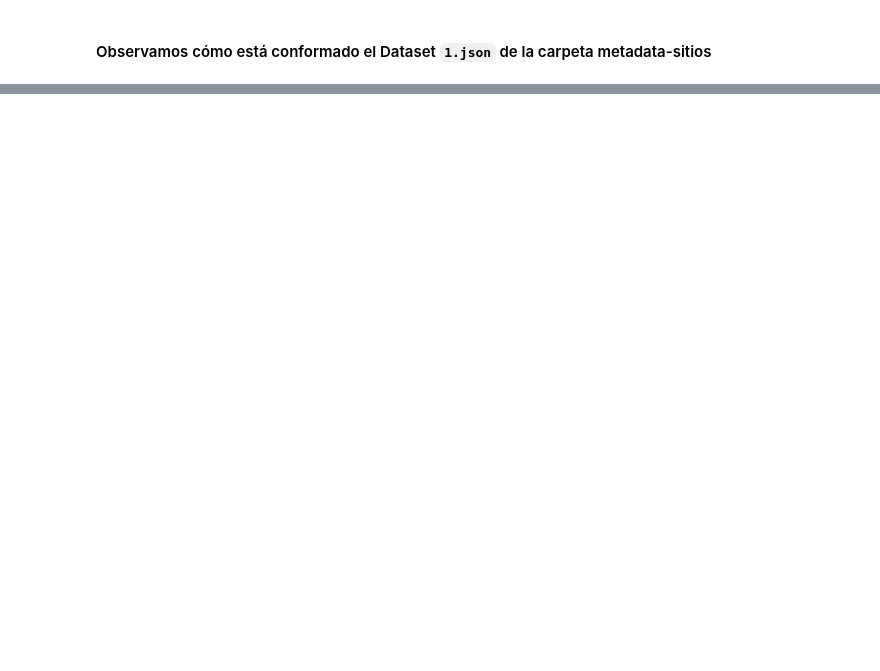
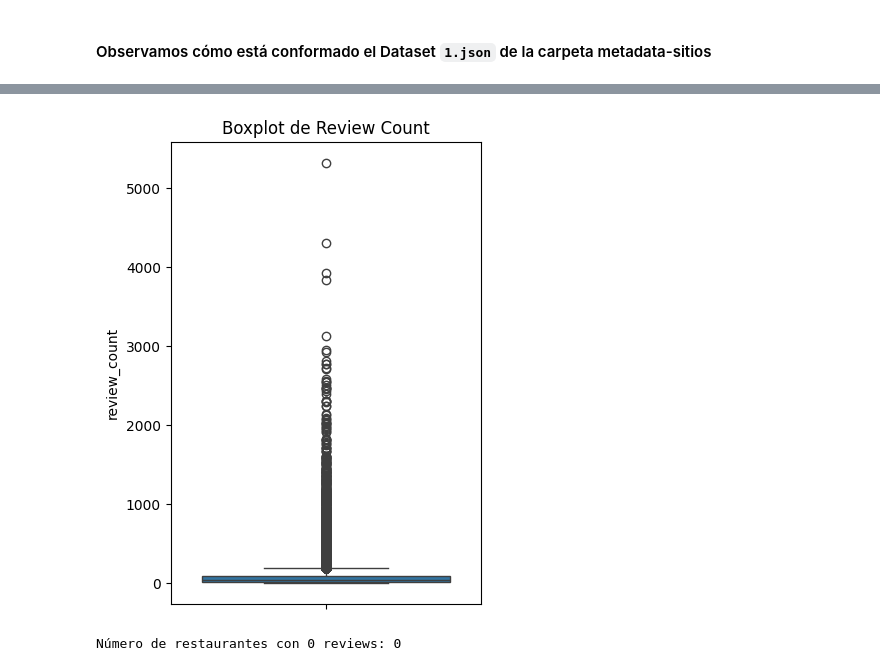
Before and after one commit to JosueMonte/restaurantguru, a Jupyter notebook: EDA/EDA_Google_MetaData.ipynb, the cells around one changed output, grey strips where cells are left out. Drawn from its saved outputs; the diff is of its cells as text; code cells hidden in the pictures; blank space fills up the shorter version.

```diff
--- a/EDA/EDA_Google_MetaData.ipynb
+++ b/EDA/EDA_Google_MetaData.ipynb
@@ -39,0 +241,12 @@ df_completo.head(3)
+# %%
+plt.figure(figsize=(4,6))
+sns.boxplot(y=df_completo['review_count'])
+plt.title('Boxplot de Review Count')
+plt.show()
+# %% [output]
+[figure, added]
+# %%
+num_reviews_0 = df_completo[df_completo['review_count'] == 0].shape[0]
+print(f"Número de restaurantes con 0 reviews: {num_reviews_0}")
+# %% [output]
+Número de restaurantes con 0 reviews: 0
```
Also changed, not shown: parts of 31 cells of this notebook, 4 other files.
